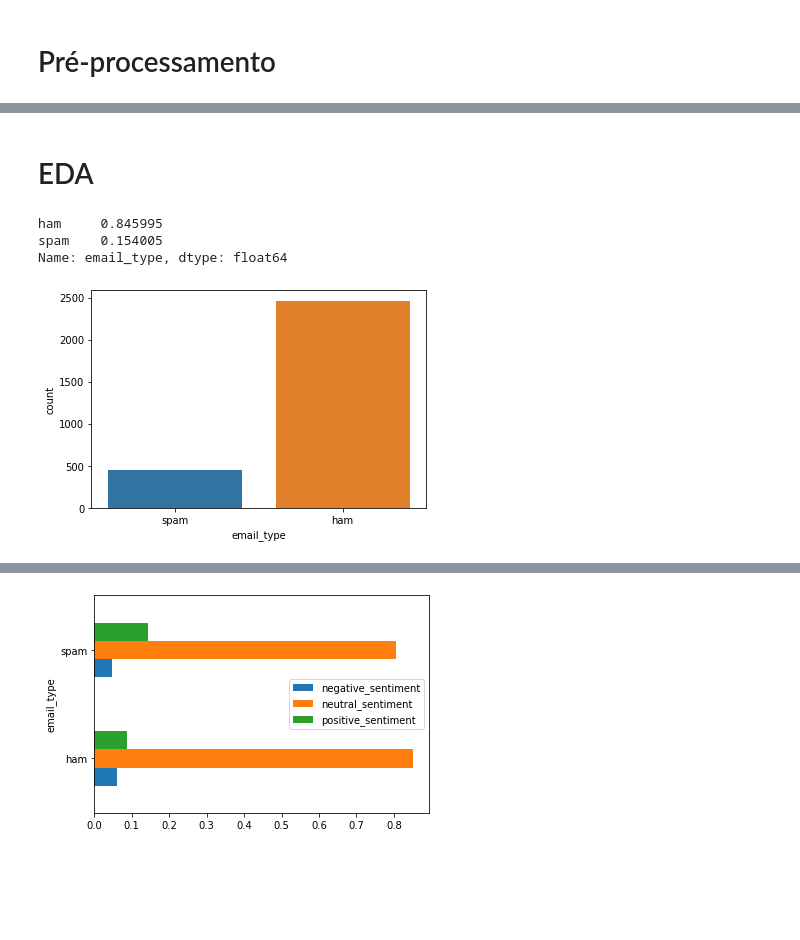
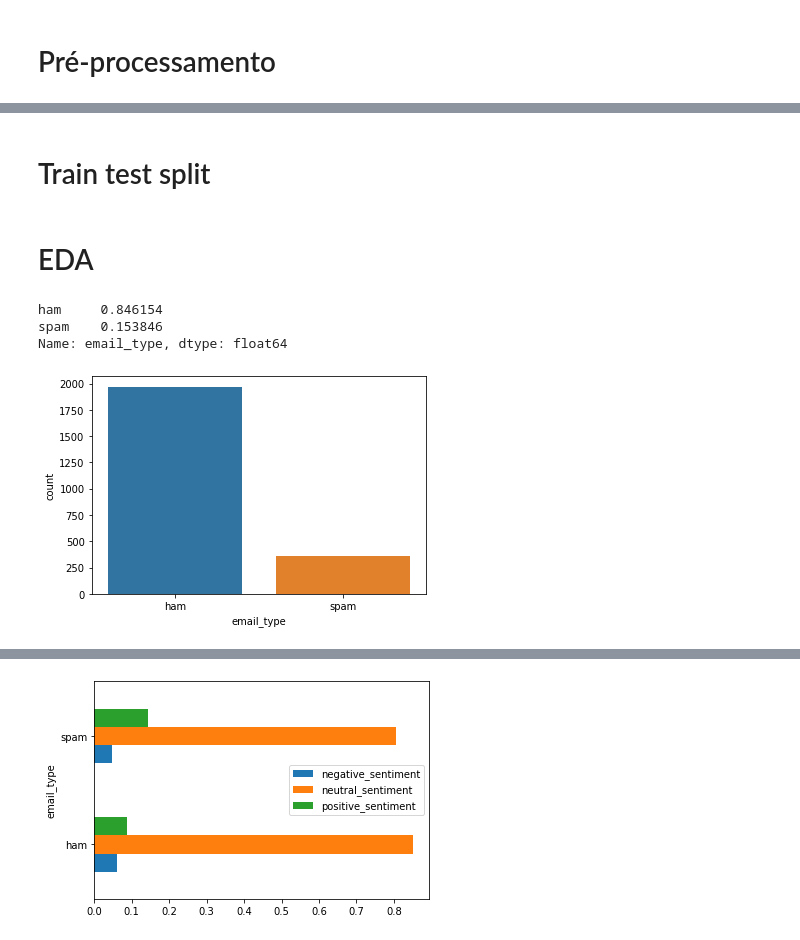
Before and after one commit to franklinzppa/spam, a Jupyter notebook: notebooks/model-spam.ipynb, the cells around one changed output, grey strips where cells are left out. Cells and saved outputs as stored; diff of their text form; code cells hidden in the pictures; blank space fills up the shorter version.

```diff
--- a/notebooks/model-spam.ipynb
+++ b/notebooks/model-spam.ipynb
@@ -89,3 +60,0 @@ email_content = email_content.apply(lambda x: unidecode(x, errors="preserve"))
-# %%
-df_tr2['email_content'] = email_content
-df_tr2
@@ -118,0 +97,2 @@ https://towardsdatascience.com/elegant-text-pre-processing-with-nltk-in-sklearn-
+# %% [markdown]
+# Train test split
@@ -125,16 +117,15 @@ https://towardsdatascience.com/elegant-text-pre-processing-with-nltk-in-sklearn-
 # %%
 # Verificando proporções dos targets
 
-df_tr2['email_type'].value_counts(normalize=True)
+y_train.value_counts(normalize=True)
 # %% [output]
-ham     0.845995
-spam    0.154005
+ham     0.846154
+spam    0.153846
 Name: email_type, dtype: float64
 # %%
-ax = sns.countplot(x=df_tr2['email_type'])
-# count.text(x,y,s)
+ax = sns.countplot(x=y_train)
 # %% [output]
-[figure, old version]
+[figure, new version]
 # %%
 # Sentiment analysis
 
```
Also changed, not shown: parts of 55 cells of this notebook, 1 other file.
